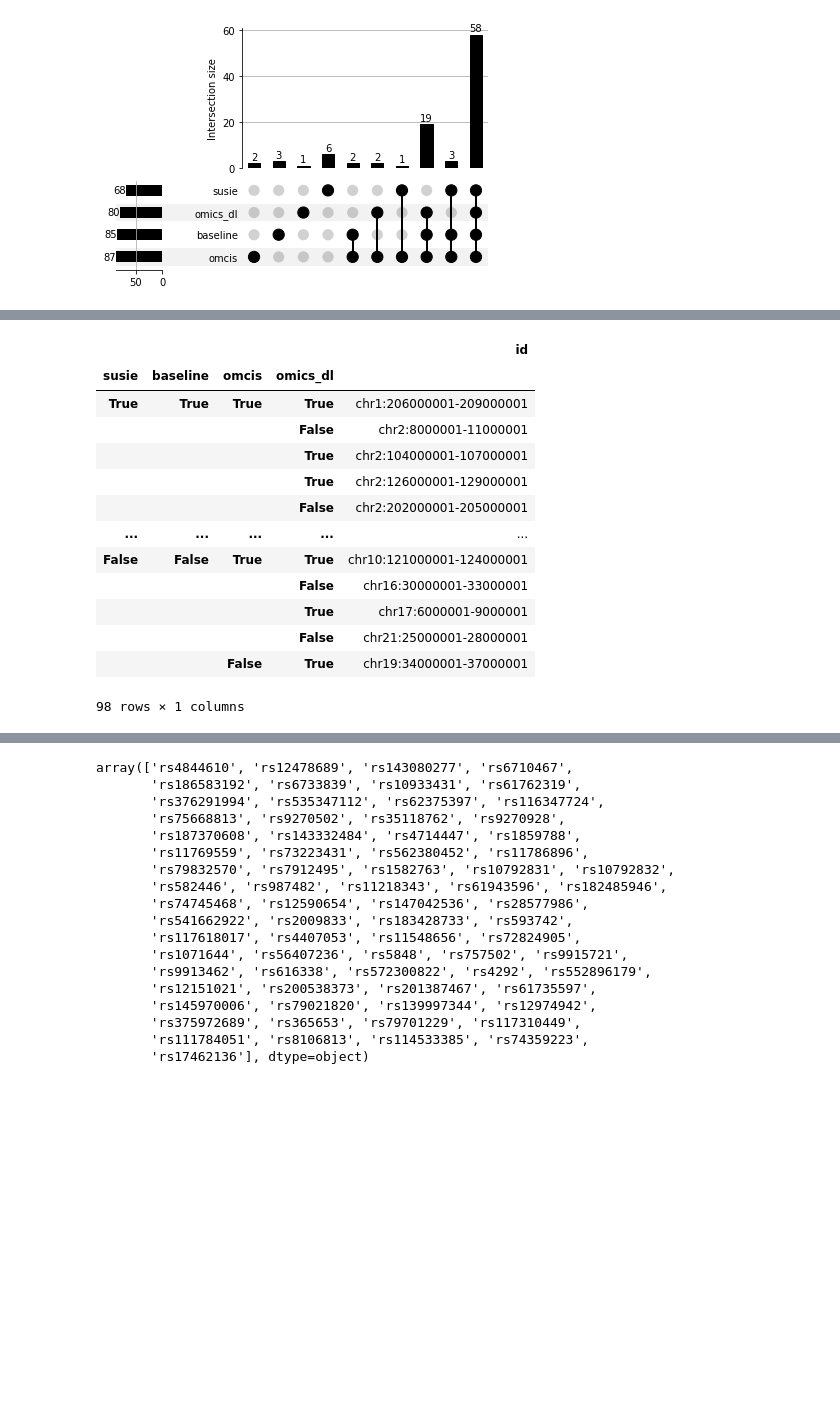
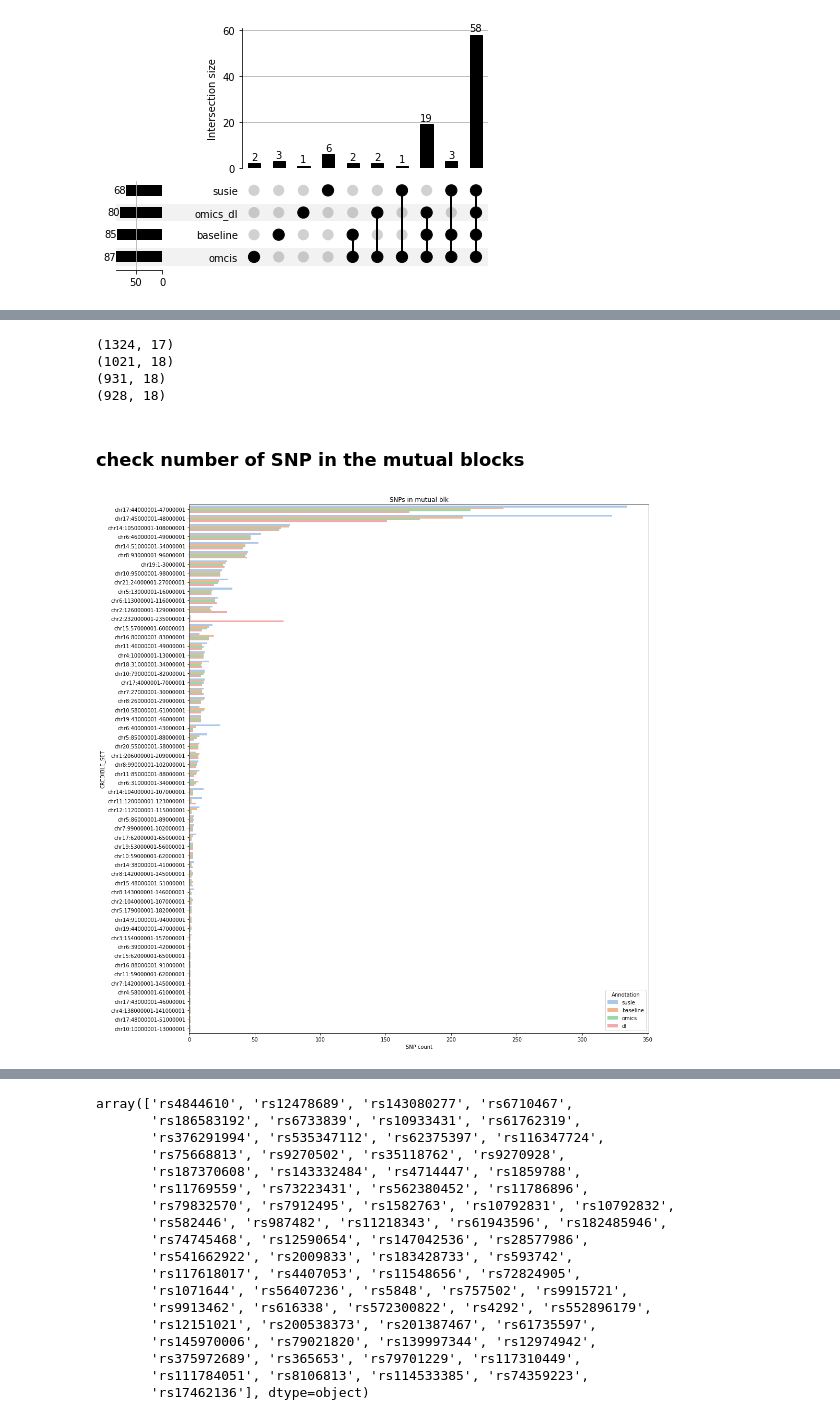
Before and after one commit to teresa-sansan/ADSP_polyfun, a Jupyter notebook: coloc/snp_of_interest.ipynb, the cells around one changed output, grey strips where cells are left out. Saved outputs shown, nothing was run; the diff lists cells and outputs as text; code cells hidden in the pictures; blank space fills up the shorter version.

Commit message:
plot mutual ld region

```diff
--- a/coloc/snp_of_interest.ipynb
+++ b/coloc/snp_of_interest.ipynb
@@ -504,6 +504,10 @@ susie = pd.read_csv(path + 'bellenguez_susie.txt', sep = '\t')
 baseline = pd.read_csv(path + 'bellenguez_baseline.txt', sep = '\t')
 omics  = pd.read_csv(path + 'bellenguez_omics.txt', sep = '\t')
 dl= pd.read_csv(path + 'bellenguez_omics_dl.txt', sep = '\t')
+basleine = baseline[baseline.MAF >= 0.001]
+susie = susie[susie.MAF >= 0.001]
+omics = omics[omics.MAF >= 0.001]
+dl = dl[dl.MAF >= 0.001]
 # %%
 data = [susie.MAF, baseline.MAF, omics.MAF, dl.MAF]
 plt.boxplot(data)
@@ -614,3 +605,6 @@ plot(snp_list2 , show_counts=True)
  'totals': <AxesSubplot:>,
  'intersections': <AxesSubplot:ylabel='Intersection size'>}
 [figure]
+# %%
+mutual_blk = snp_list2.loc[(True,True,True,True)].values.reshape(-1)
+mutual_blk
@@ -617,17 +629,44 @@ plot(snp_list2 , show_counts=True)
 # %%
-snp_list2
+print(susie[susie['CREDIBLE_SET2'].isin(mutual_blk)].shape)
+print(baseline[baseline['CREDIBLE_SET2'].isin(mutual_blk)].shape)
+print(omics[omics['CREDIBLE_SET2'].isin(mutual_blk)].shape)
+print(dl[dl['CREDIBLE_SET2'].isin(mutual_blk)].shape)
 # %% [output]
-|  |  |  |  | id |
-| susie | baseline | omcis | omics_dl |  |
-| True | True | True | True | chr1:206000001-209000001 |
-|  |  |  | False | chr2:8000001-11000001 |
-|  |  |  | True | chr2:104000001-107000001 |
-|  |  |  | True | chr2:126000001-129000001 |
-|  |  |  | False | chr2:202000001-205000001 |
-| ... | ... | ... | ... | ... |
-| False | False | True | True | chr10:121000001-124000001 |
-|  |  |  | False | chr16:30000001-33000001 |
-|  |  |  | True | chr17:6000001-9000001 |
-|  |  |  | False | chr21:25000001-28000001 |
-|  |  | False | True | chr19:34000001-37000001 |
-98 rows × 1 columns
+(1324, 17)
+(1021, 18)
+(931, 18)
+(928, 18)
+# %% [markdown]
+### check number of SNP in the mutual blocks
+# %%
+susie['source'] = 'susie'
+baseline['source'] = 'baseline'
+omics['source'] = 'omics'
+dl['source'] = 'dl'
+
+susie_filtered = susie[susie['CREDIBLE_SET2'].isin(mutual_blk)]
+baseline_filtered = baseline[baseline['CREDIBLE_SET2'].isin(mutual_blk)]
+omics_filtered = omics[omics['CREDIBLE_SET2'].isin(mutual_blk)]
+dl_filtered = dl[dl['CREDIBLE_SET2'].isin(mutual_blk)]
+
+mutual_blk_snps = pd.concat([susie_filtered, baseline_filtered, omics_filtered, dl_filtered], ignore_index=True)
+# %%
+count_df = mutual_blk_snps.groupby(['CREDIBLE_SET2', 'source']).size().reset_index(name='count')
+
+total_counts = count_df.groupby('CREDIBLE_SET2')['count'].sum().sort_values(ascending=False)
+count_df['CREDIBLE_SET2'] = pd.Categorical(count_df['CREDIBLE_SET2'], categories=total_counts.index, ordered=True)
+
+# Create a horizontal bar plot with specified legend order
+plt.figure(figsize=(15, 15))
+sns.barplot(data=count_df, y='CREDIBLE_SET2', x='count', hue='source', palette='pastel', hue_order=['susie', 'baseline', 'omics', 'dl'], dodge=True)
+
+# Customize the plot
+plt.ylabel('CREDIBLE_SET')
+plt.xlabel('SNP count')
+plt.title('SNPs in mutual blk')
+plt.legend(title='Annotation', loc='lower right')
+plt.tight_layout()
+#plt.savefig('/gpfs/commons/home/tlin/pic/ASHG_24/SNPs_IN_mutual_blk_all.pdf')
+plt.show()
+# %% [output]
+[figure, added]
```
Also changed, not shown: parts of 15 cells of this notebook.
